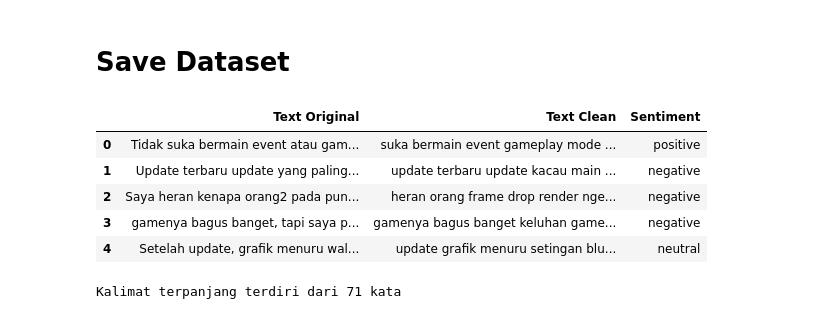
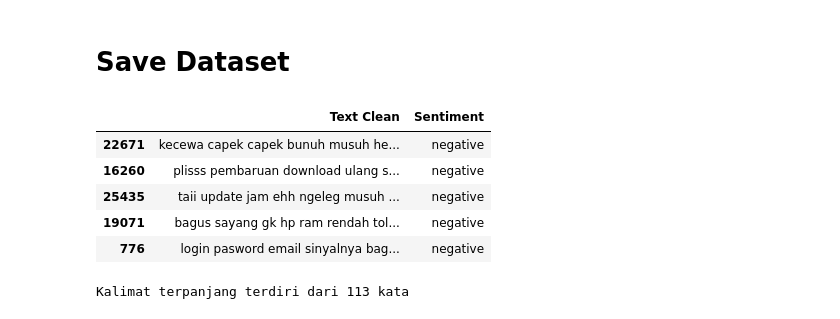
Before and after one commit to yasir-rtx/dbs_ML_intermediate, a Jupyter notebook: project01/scrapingDataset.ipynb, the cells around one changed output. Drawn from its saved outputs; the diff is of its cells as text; code cells hidden in the pictures.

```diff
--- a/project01/scrapingDataset.ipynb
+++ b/project01/scrapingDataset.ipynb
@@ -13,18 +24,17 @@ import csv, re, string, json
 # %% [markdown]
 # Scrapping Data
 # %%
-pubgReviews = reviews(
+pubgReviews = reviews_all(
     app_id='com.tencent.ig',
     lang='id',
     country='id',
-    sort=Sort.MOST_RELEVANT,
-    count=15000
+    sort=Sort.MOST_RELEVANT
 )
 # %%
 # Membuat DataFrame dari hasil pubgReviews
-df = pd.DataFrame(pubgReviews[0])
+raw_df = pd.DataFrame(pubgReviews)
 
 # Menghitung jumlah baris dan kolom dalam DataFrame
-jumlah_ulasan, jumlah_kolom = df.shape
+jumlah_ulasan, jumlah_kolom = raw_df.shape
 print("Baris : {} & Kolom : {}".format(jumlah_ulasan, jumlah_kolom))
 # %% [output]
@@ -147,11 +203,11 @@ create_dict('https://raw.githubusercontent.com/angelmetanosaa/dataset/main/lexic
 create_dict('https://raw.githubusercontent.com/angelmetanosaa/dataset/main/lexicon_negative.csv', "negative")
 print("")
 
-results = df['text_stopword'].apply(sentiment_analysis_lexicon_indonesia)
+results = raw_df['text_stemming'].apply(sentiment_analysis_lexicon_indonesia)
 results = list(zip(*results))
-df['polarity_score'] = results[0]
-df['sentiment'] = results[1]
-print(df['sentiment'].value_counts())
+raw_df['polarity_score'] = results[0]
+raw_df['sentiment'] = results[1]
+print(raw_df['sentiment'].value_counts())
 # %% [output]
 Fetching positive lexicon data
 Fetching negative lexicon data
@@ -164 +222,11 @@ Name: count, dtype: int64
+# %%
+neg_num, pos_num, neu_num = raw_df.sentiment.value_counts()
+# print("Negative : {}\nPositive : {}\nNeutral  : {}".format(neg_num, pos_num, neu_num ))
+
+neg_class_pre, pos_class_pre, neu_class = raw_df[raw_df.sentiment == 'negative'], raw_df[raw_df.sentiment == 'positive'], raw_df[raw_df.sentiment == 'neutral']
+neg_class = neg_class_pre.sample(neu_num)
+pos_class = pos_class_pre.sample(neu_num)
+
+# Generate final dataframe
+df = pd.concat([neg_class, pos_class, neu_class], axis=0)
 # %% [markdown]
@@ -178,42 +243,45 @@ Total data : 15000 entries
 # %%
 # Remove unused field from dataset
 dataset = df.drop(
     [
         'reviewId',
         'userName',
         'userImage',
         'thumbsUpCount',
         'reviewCreatedVersion',
         'at',
         'replyContent',
         'repliedAt',
         'appVersion',
         'score',
+        'content',
         'text_clean',
         'text_casefolding',
         'text_slangwords',
         'text_tokenizingText',
         'text_stopword',
-        'polarity_score'
+        'polarity_score',
+        'text_stemming'
     ], axis=1)
 
-new_header = {'content' : "Text Original", 'text_akhir' : 'Text Clean', 'sentiment' : 'Sentiment'}
+# new_header = {'content' : "Text Original", 'text_akhir' : 'Text Clean','polarity_score' : 'polarity', 'sentiment' : 'Sentiment'}
+new_header = {'text_akhir' : 'Text Clean', 'sentiment' : 'Sentiment'}
 dataset.rename(columns=new_header, inplace=True)
 
 # Saving daataset
 dataset.to_csv("dataset_pubg.csv", index=False)
 
 dataset.head()
 # %% [output]
-|  | Text Original | Text Clean | Sentiment |
-| 0 | Tidak suka bermain event atau gam... | suka bermain event gameplay mode ... | positive |
-| 1 | Update terbaru update yang paling... | update terbaru update kacau main ... | negative |
-| 2 | Saya heran kenapa orang2 pada pun... | heran orang frame drop render nge... | negative |
-| 3 | gamenya bagus banget, tapi saya p... | gamenya bagus banget keluhan game... | negative |
-| 4 | Setelah update, grafik menuru wal... | update grafik menuru setingan blu... | neutral |
+|  | Text Clean | Sentiment |
+| 22671 | kecewa capek capek bunuh musuh he... | negative |
+| 16260 | plisss pembaruan download ulang s... | negative |
+| 25435 | taii update jam ehh ngeleg musuh ... | negative |
+| 19071 | bagus sayang gk hp ram rendah tol... | negative |
+| 776 | login pasword email sinyalnya bag... | negative |
 # %%
 min = 0
-for text in df['text_stopword']:
+for text in raw_df['text_stemming']:
     # print(text)
     count = len(text)
     # print(count)
@@ -223,4 +291,4 @@ for text in df['text_stopword']:
     # print("Nilai Max Now : {} | Nilai Baca : {}".format(max, count))
 print("Kalimat terpanjang terdiri dari {} kata". format(max))
 # %% [output]
-Kalimat terpanjang terdiri dari 71 kata
+Kalimat terpanjang terdiri dari 113 kata
```
Also changed, not shown: parts of 11 cells of this notebook.
